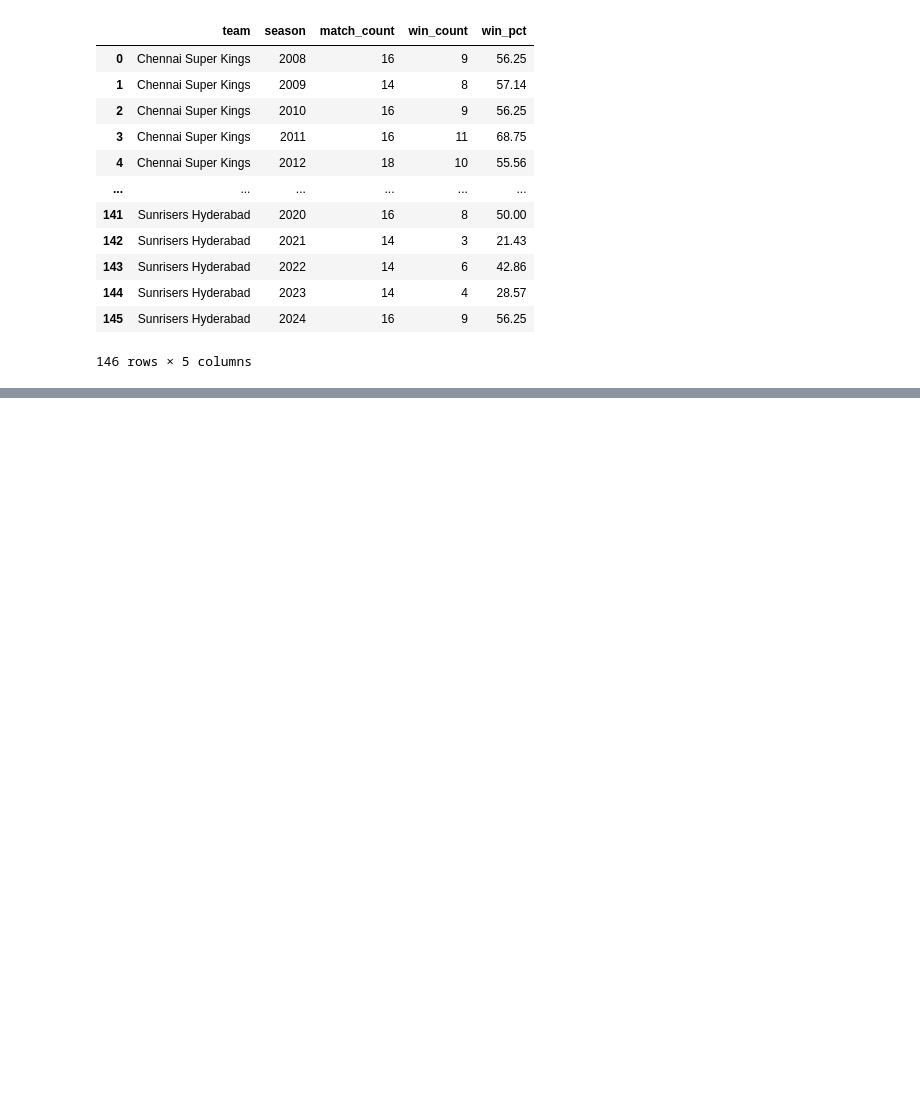
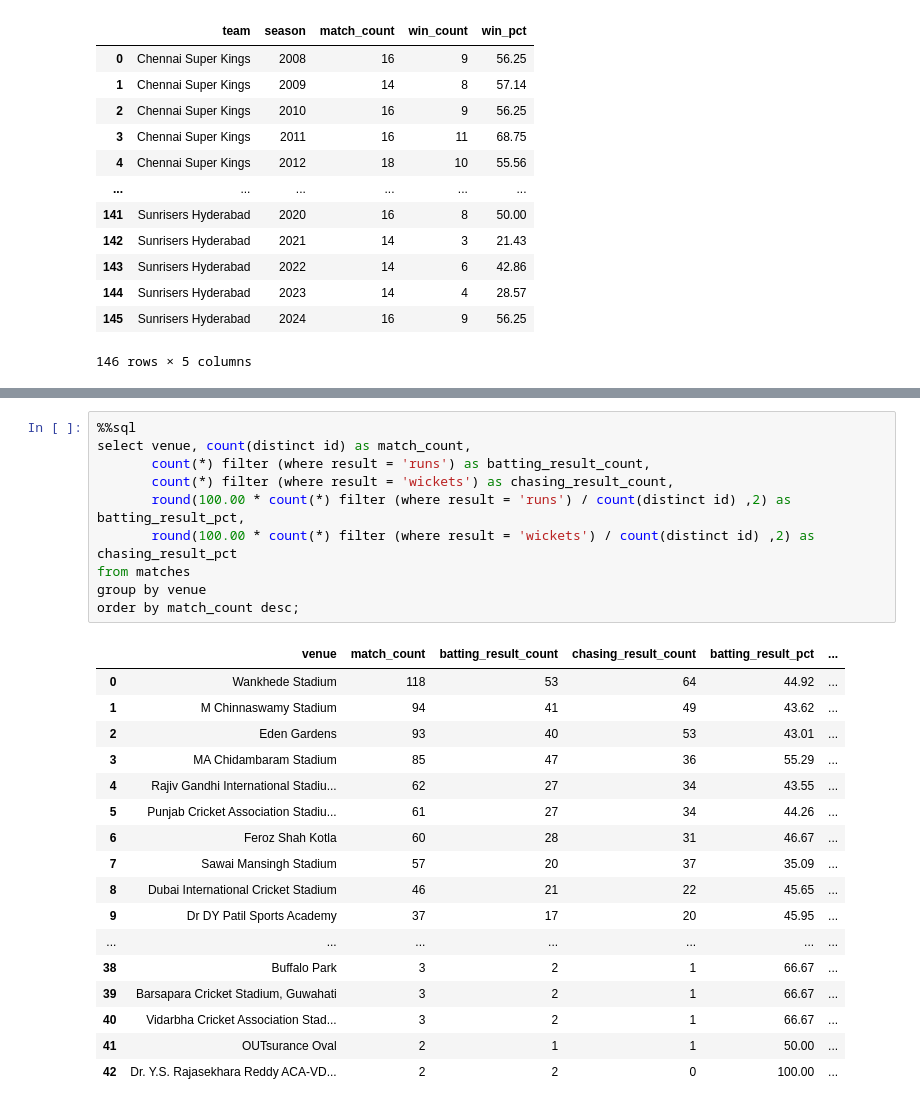
Before and after one commit to Mathir14/IPL-Analysis, a Jupyter notebook: eda.ipynb, the cells around one changed output, grey strips where cells are left out. Saved outputs shown, nothing was run; the diff lists cells and outputs as text; blank space fills up the shorter version.

```diff
--- a/eda.ipynb
+++ b/eda.ipynb
@@ -385,0 +513,28 @@ order by team, season;
+# %%
+%%sql
+select venue, count(distinct id) as match_count,
+       count(*) filter (where result = 'runs') as batting_result_count,
+       count(*) filter (where result = 'wickets') as chasing_result_count,
+       round(100.00 * count(*) filter (where result = 'runs') / count(distinct id) ,2) as batting_result_pct,
+       round(100.00 * count(*) filter (where result = 'wickets') / count(distinct id) ,2) as chasing_result_pct
+from matches
+group by venue
+order by match_count desc;
+# %% [output]
+|  | venue | match_count | batting_result_count | chasing_result_count | batting_result_pct | ... |
+| 0 | Wankhede Stadium | 118 | 53 | 64 | 44.92 | ... |
+| 1 | M Chinnaswamy Stadium | 94 | 41 | 49 | 43.62 | ... |
+| 2 | Eden Gardens | 93 | 40 | 53 | 43.01 | ... |
+| 3 | MA Chidambaram Stadium | 85 | 47 | 36 | 55.29 | ... |
+| 4 | Rajiv Gandhi International Stadiu... | 62 | 27 | 34 | 43.55 | ... |
+| 5 | Punjab Cricket Association Stadiu... | 61 | 27 | 34 | 44.26 | ... |
+| 6 | Feroz Shah Kotla | 60 | 28 | 31 | 46.67 | ... |
+| 7 | Sawai Mansingh Stadium | 57 | 20 | 37 | 35.09 | ... |
+| 8 | Dubai International Cricket Stadium | 46 | 21 | 22 | 45.65 | ... |
+| 9 | Dr DY Patil Sports Academy | 37 | 17 | 20 | 45.95 | ... |
+| ... | ... | ... | ... | ... | ... | ... |
+| 38 | Buffalo Park | 3 | 2 | 1 | 66.67 | ... |
+| 39 | Barsapara Cricket Stadium, Guwahati | 3 | 2 | 1 | 66.67 | ... |
+| 40 | Vidarbha Cricket Association Stad... | 3 | 2 | 1 | 66.67 | ... |
+| 41 | OUTsurance Oval | 2 | 1 | 1 | 50.00 | ... |
+| 42 | Dr. Y.S. Rajasekhara Reddy ACA-VD... | 2 | 2 | 0 | 100.00 | ... |
```
Also changed, not shown: parts of 10 cells of this notebook.
